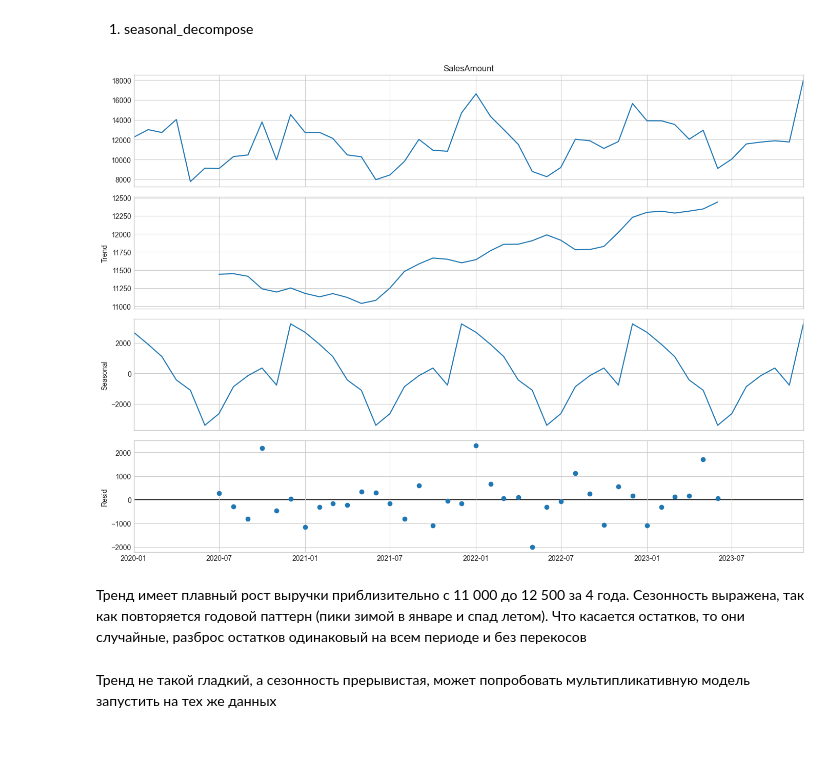
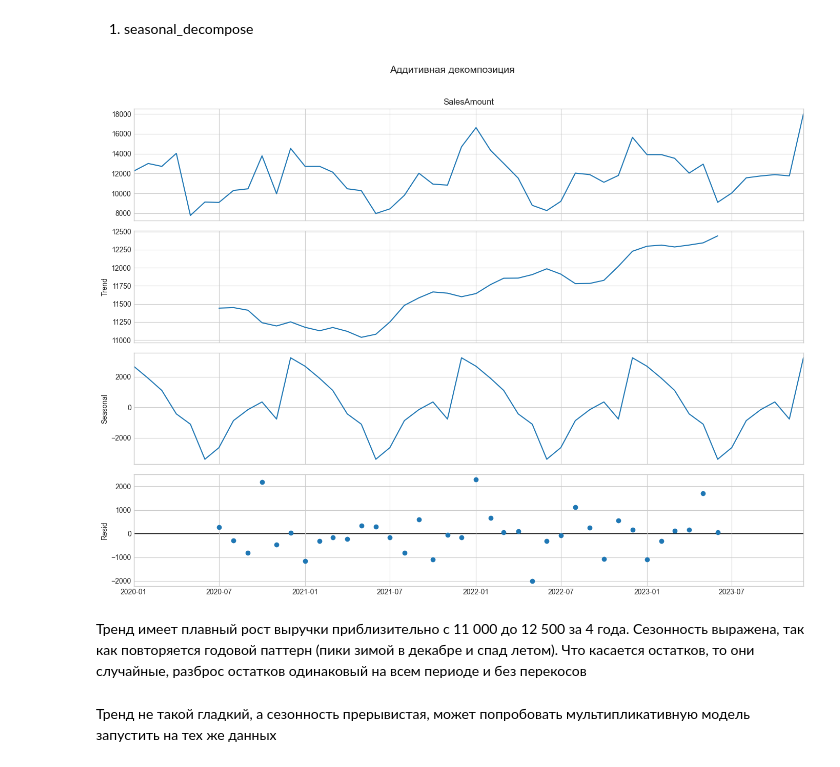
Before and after one commit to gureeva07/predictive_analytics_lab1, a Jupyter notebook: lab1.ipynb, the cells around one changed output. Drawn from its saved outputs; the diff is of its cells as text; code cells hidden in the pictures.

```diff
--- a/lab1.ipynb
+++ b/lab1.ipynb
@@ -253,15 +253,20 @@ p-value: 0.0002
 # %%
 from statsmodels.tsa.seasonal import seasonal_decompose
 from pylab import rcParams
+
+df = pd.read_csv('retail_sales_mock_data.csv',
+                 index_col='Date', parse_dates=True)
+df.sort_index(inplace=True)
 
 rcParams['figure.figsize'] = 14, 10
 
 decompose = seasonal_decompose(df['SalesAmount'], model='additive', period=12)
 decompose.plot()
+plt.suptitle('Аддитивная декомпозиция', y=1.05, fontsize=14)
 plt.show()
 # %% [output]
-[figure, old version]
+[figure, new version]
 # %% [markdown]
-Тренд имеет плавный рост выручки приблизительно с 11 000 до 12 500 за 4 года. Сезонность выражена, так как повторяется годовой паттерн (пики зимой в январе и спад летом). Что касается остатков, то они случайные, разброс остатков одинаковый на всем периоде и без перекосов
+Тренд имеет плавный рост выручки приблизительно с 11 000 до 12 500 за 4 года. Сезонность выражена, так как повторяется годовой паттерн (пики зимой в декабре и спад летом). Что касается остатков, то они случайные, разброс остатков одинаковый на всем периоде и без перекосов
 # %% [markdown]
 Тренд не такой гладкий, а сезонность прерывистая, может попробовать мультипликативную модель запустить на тех же данных
```
Also changed, not shown: parts of 10 cells of this notebook.
